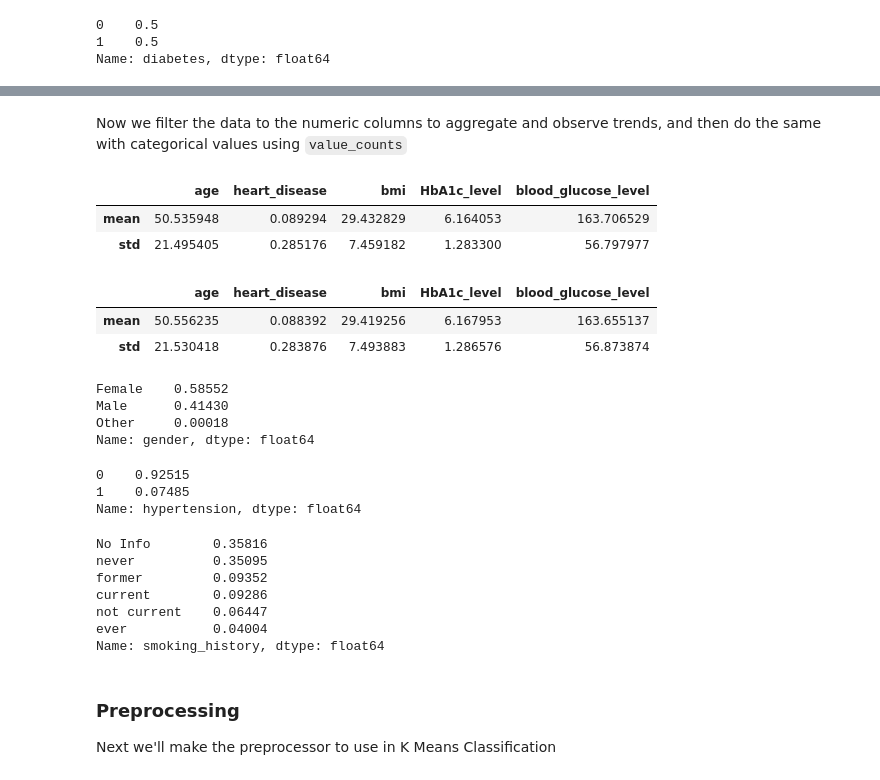
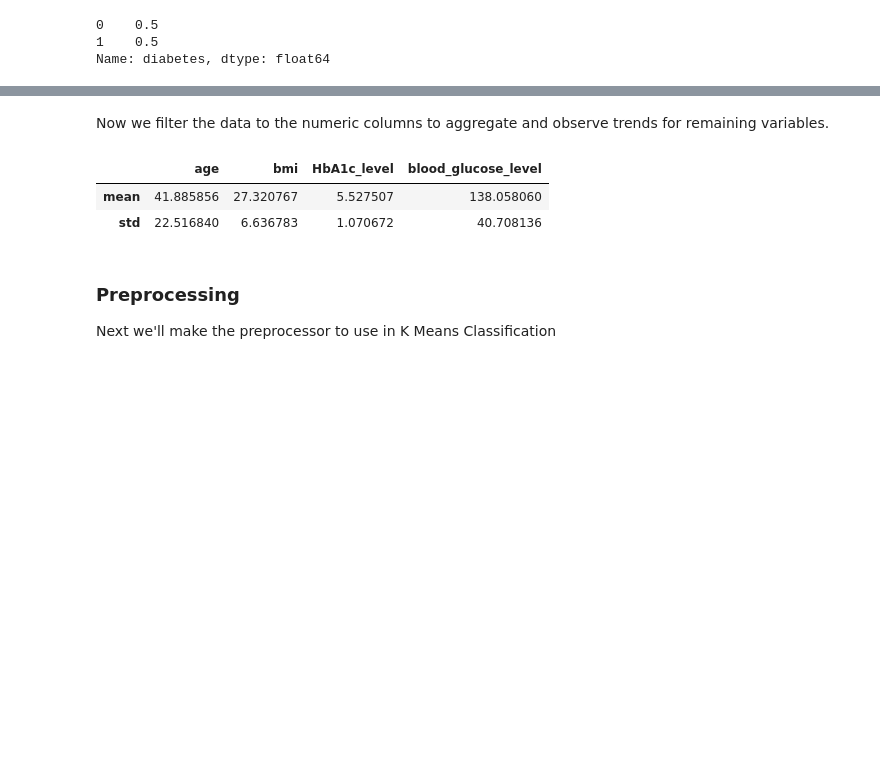
Before and after one commit to rwonger/DSCI100W2023-project, a Jupyter notebook: project_report.ipynb, the cells around one changed output, grey strips where cells are left out. Cells and saved outputs as stored; diff of their text form; code cells hidden in the pictures; blank space fills up the shorter version.

Commit message:
Rearreanged categorical summary

```diff
--- a/project_report.ipynb
+++ b/project_report.ipynb
@@ -140,34 +256,12 @@ Name: diabetes, dtype: float64
 # %% [markdown]
-Now we filter the data to the numeric columns to aggregate and observe trends, and then do the same with categorical values using ``value_counts``
+Now we filter the data to the numeric columns to aggregate and observe trends for remaining variables.
 # %%
-diabetes_stats_downsample = diabetes_downsampled.drop(["gender", "hypertension", "smoking_history", "diabetes"], axis=1) # find mean values
-display(diabetes_stats_downsample.agg(["mean","std"]))
-diabetes_stats = diabetes_train.drop(["gender", "hypertension", "smoking_history", "diabetes"], axis=1) # find mean values
+diabetes_stats = diabetes.drop(["gender", "heart_disease", "hypertension", "smoking_history", "diabetes"], axis=1) # filter to numerical values values
 display(diabetes_stats.agg(["mean","std"])) #show average + variability demographics for survey
-display(diabetes["gender"].value_counts(normalize = True))
-display(diabetes["hypertension"].value_counts(normalize = True))
-display(diabetes["smoking_history"].value_counts(normalize = True))
 # %% [output]
-|  | age | heart_disease | bmi | HbA1c_level | blood_glucose_level |
-| mean | 50.535948 | 0.089294 | 29.432829 | 6.164053 | 163.706529 |
-| std | 21.495405 | 0.285176 | 7.459182 | 1.283300 | 56.797977 |
+|  | age | bmi | HbA1c_level | blood_glucose_level |
+| mean | 41.885856 | 27.320767 | 5.527507 | 138.058060 |
+| std | 22.516840 | 6.636783 | 1.070672 | 40.708136 |
-|  | age | heart_disease | bmi | HbA1c_level | blood_glucose_level |
-| mean | 50.556235 | 0.088392 | 29.419256 | 6.167953 | 163.655137 |
-| std | 21.530418 | 0.283876 | 7.493883 | 1.286576 | 56.873874 |
-Female    0.58552
-Male      0.41430
-Other     0.00018
-Name: gender, dtype: float64
-0    0.92515
-1    0.07485
-Name: hypertension, dtype: float64
-No Info        0.35816
-never          0.35095
-former         0.09352
-current        0.09286
-not current    0.06447
-ever           0.04004
-Name: smoking_history, dtype: float64
 # %% [markdown]
 ### Preprocessing
 
```
Also changed, not shown: parts of 23 cells of this notebook.
